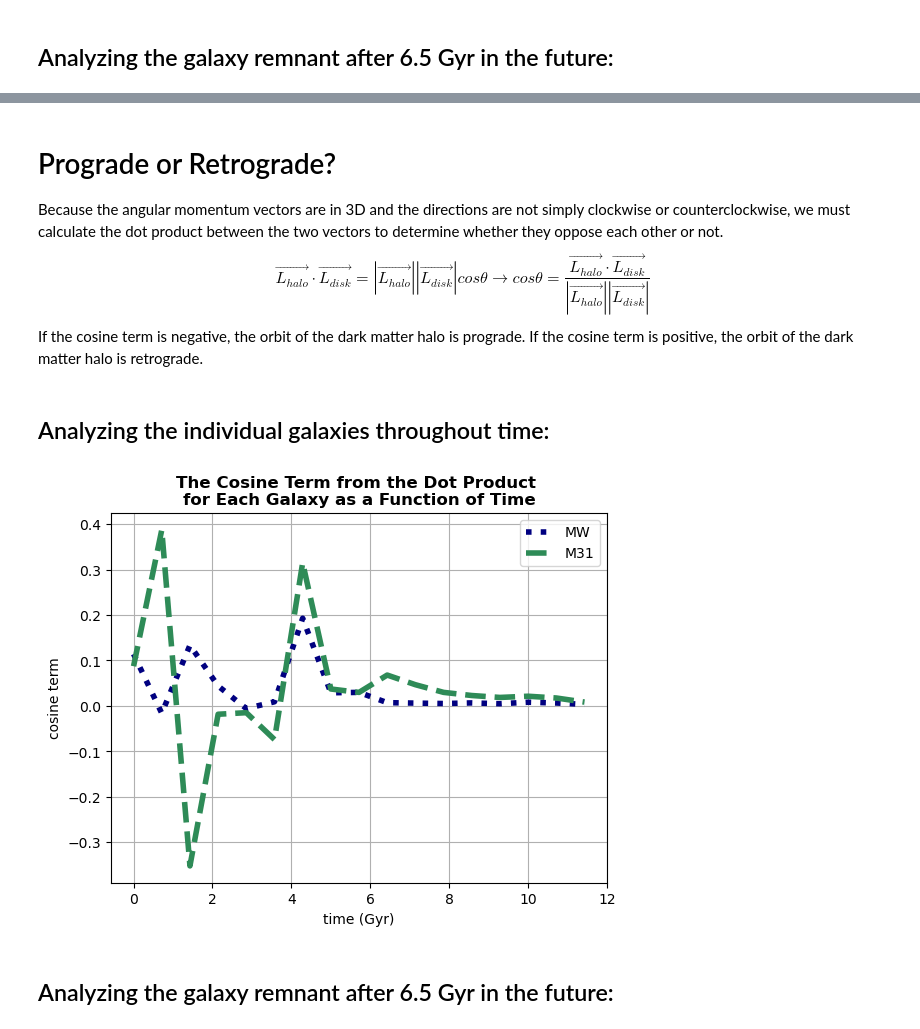
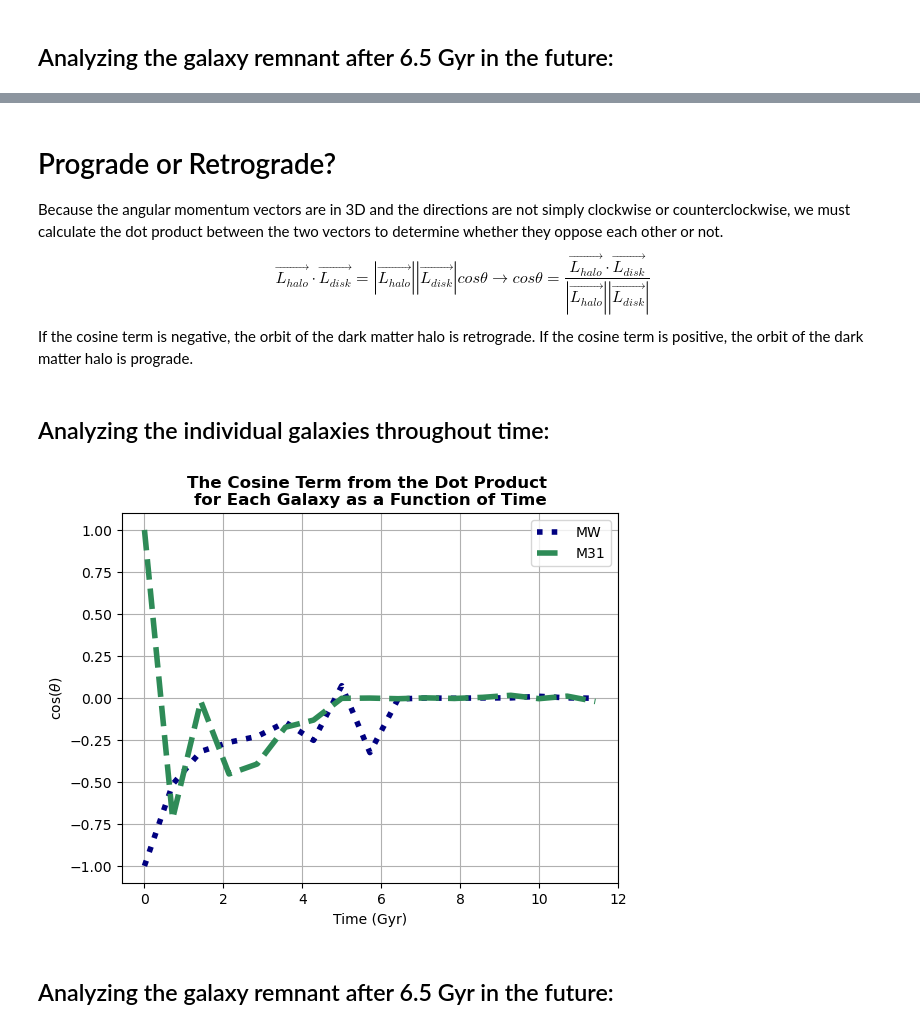
Before and after one commit to savannahsmith8/SS-ASTR-400B, a Jupyter notebook: ResearchAssignments/ResearchAssignment6/AngularMomentum.ipynb, the cells around one changed output, grey strips where cells are left out. Cells and saved outputs as stored; diff of their text form; code cells hidden in the pictures.

Commit message:
updated L calculation without M31 rotation

```diff
--- a/ResearchAssignments/ResearchAssignment6/AngularMomentum.ipynb
+++ b/ResearchAssignments/ResearchAssignment6/AngularMomentum.ipynb
@@ -301,8 +329,8 @@ for i, snapshot in enumerate(np.arange(0,801,50)):
     MW_disk_L_mag[i] = np.linalg.norm(MW_disk_L)
 
     # compute the angular momenta for M31
-    M31_halo_L[i,:] = AngularMomentumM31(M31_file, 1, 62)
-    M31_disk_L[i,:] = AngularMomentumM31(M31_file, 2, 20)
+    M31_halo_L[i,:] = AngularMomentumMW(M31_file, 1, 62)
+    M31_disk_L[i,:] = AngularMomentumMW(M31_file, 2, 20)
 
     # compute the magnitude of vectors
     M31_halo_L_mag[i] = np.linalg.norm(M31_halo_L)
@@ -358,8 +387,10 @@ for i, snapshot in enumerate(np.arange(450,801,50)):
     times_post[i] = time.to(u.Gyr).value
 
     # compute the angular momenta for MW
-    remnant_halo_L[i,:] = AngularMomentumMW(MW_file, 1, 62) + AngularMomentumM31(M31_file, 1, 62)
-    remnant_disk_L[i,:] = AngularMomentumMW(MW_file, 2, 15) + AngularMomentumM31(M31_file, 2, 20)
+    remnant_halo_L[i,:] = AngularMomentumMW(MW_file, 1, 62) + AngularMomentumMW(M31_file, 1, 62)
+    remnant_disk_L[i,:] = AngularMomentumMW(MW_file, 2, 15) + AngularMomentumMW(M31_file, 2, 20)
+
+    # UNCERTAINTY: USED INDIVIDUAL COM BUT NOT CORRECT FOR REMNANT
 
     # compute the magntide of vectors
     remnant_halo_L_mag[i] = np.linalg.norm(remnant_halo_L)
@@ -390,7 +421,7 @@ Because the angular momentum vectors are in 3D and the directions are not simply
 \begin{equation}
     \vec{L_{halo}} \cdot \vec{L_{disk}} = |\vec{L_{halo}}||\vec{L_{disk}}|cos\theta \rightarrow cos\theta = \frac{\vec{L_{halo}} \cdot \vec{L_{disk}}}{|\vec{L_{halo}}||\vec{L_{disk}}|}
 \end{equation}
-If the cosine term is negative, the orbit of the dark matter halo is prograde. If the cosine term is positive, the orbit of the dark matter halo is retrograde.
+If the cosine term is negative, the orbit of the dark matter halo is retrograde. If the cosine term is positive, the orbit of the dark matter halo is prograde.
 # %% [markdown]
 Analyzing the individual galaxies throughout time:
 --------------------------------------------------
@@ -412,26 +443,36 @@ for i in range(n):
 # %%
 # plot the dot product as a function of time
 
 plt.title('The Cosine Term from the Dot Product \nfor Each Galaxy as a Function of Time').set_weight('bold')
 
 plt.plot(times, MW_cos, lw=4, linestyle=':', color='navy', label='MW')
 plt.plot(times, M31_cos, lw=4, linestyle='--', color='seagreen', label='M31')
 
 plt.legend()
 plt.grid(True)
 
 # add axis labels
-plt.xlabel('time (Gyr)')
-plt.ylabel('cosine term')
+plt.xlabel('Time (Gyr)')
+plt.ylabel(r'cos($\theta$)')  # put "equation" in for the axis label??????????
 
 # adjust tick label font size
 label_size = 10
 matplotlib.rcParams['xtick.labelsize'] = label_size
 matplotlib.rcParams['ytick.labelsize'] = label_size
 
 plt.savefig('CosineTermVsTimePREMERGER.png')
+
+# compare what is seen in the plot to what is actually going on !!!!!!!!!!!!!!!!!! encounters !!!!!!!!!!!!!!!!!!!!
+# subfigure with orbit???????????????? vertical lines?????????????????????
+
+
+# THETA AT TIME 0 SHOULD BE ONE
+# PRINT ANGULAR MOMENTUM
+
+
+# SOMETHING WRONG WITH ROTATION
 # %% [output]
-[figure, old version]
+[figure, new version]
 # %% [markdown]
 Analyzing the galaxy remnant after 6.5 Gyr in the future:
 ---------------------------------------------------------
```
Also changed, not shown: parts of 8 cells of this notebook.
